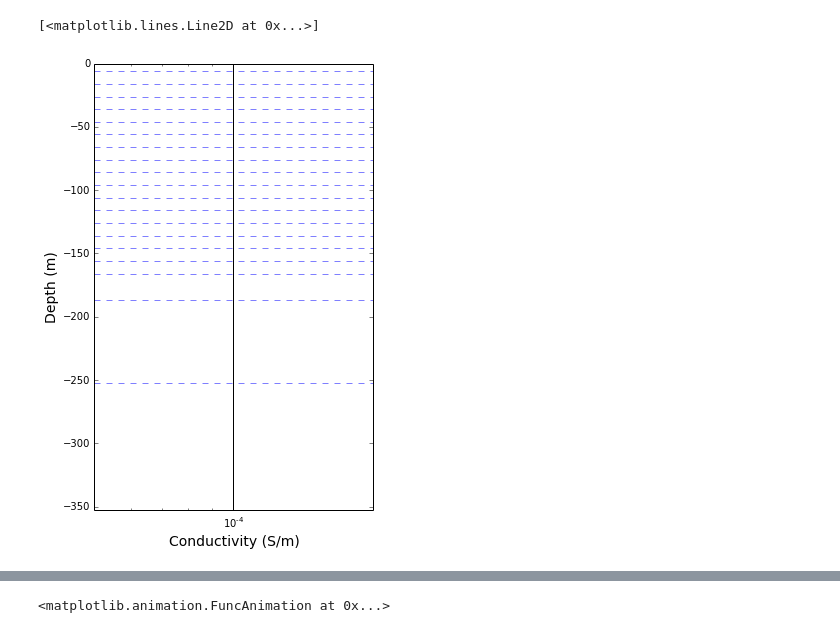
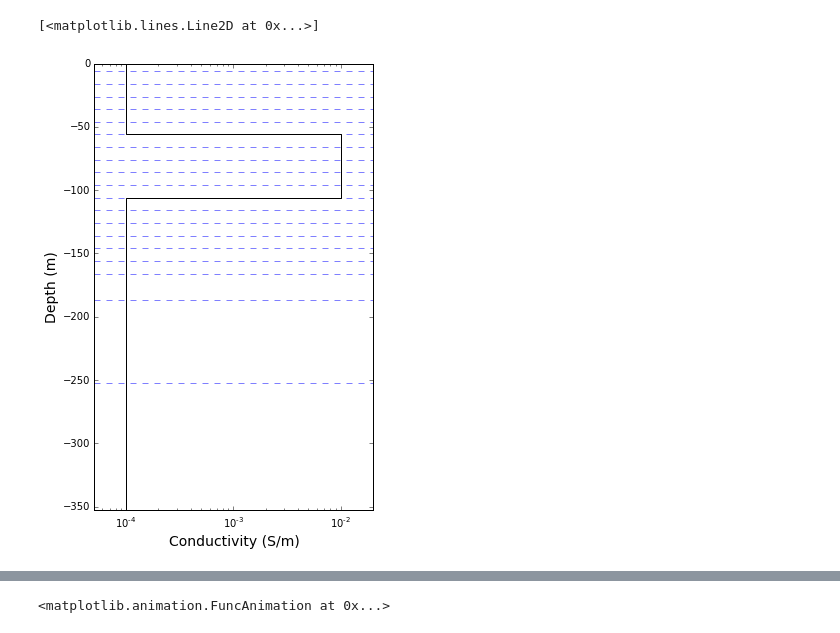
Before and after one commit to simpeg/simpegEM1D, a Jupyter notebook: simpegem1d/notebooks/EM1D_inversion_FD.ipynb, the cells around one changed output, grey strips where cells are left out. Cells and saved outputs as stored; diff of their text form; code cells hidden in the pictures.

```diff
--- a/simpegem1d/notebooks/EM1D_inversion_FD.ipynb
+++ b/simpegem1d/notebooks/EM1D_inversion_FD.ipynb
@@ -39,15 +40,15 @@ chi_half = 0.
 expmap = BaseEM1D.BaseEM1DMap(mesh1D)
 # %%
 sig  = np.ones(nlay)*sig_half
-# blk_ind = (-50>LocSigZ) & (-100<LocSigZ)
-# sig[blk_ind] = sig_blk
+blk_ind = (-50>LocSigZ) & (-100<LocSigZ)
+sig[blk_ind] = sig_blk
 m_true = np.log(sig)
 # %%
 fig, ax = subplots(1,1, figsize=(5, 8))
-Utils1D.plotLayer(sig, LocSigZ)
+Utils1D.plotLayer(sig, LocSigZ, showlayers=True)
 # %% [output]
 [<matplotlib.lines.Line2D at 0x...>]
-[figure, old version]
+[figure, new version]
 # %%
 WT0, WT1, YBASE = DigFilter.LoadWeights()
 options = {'WT0': WT0, 'WT1': WT1, 'YBASE': YBASE}
```
Also changed, not shown: parts of 7 cells of this notebook, 6 other files.
